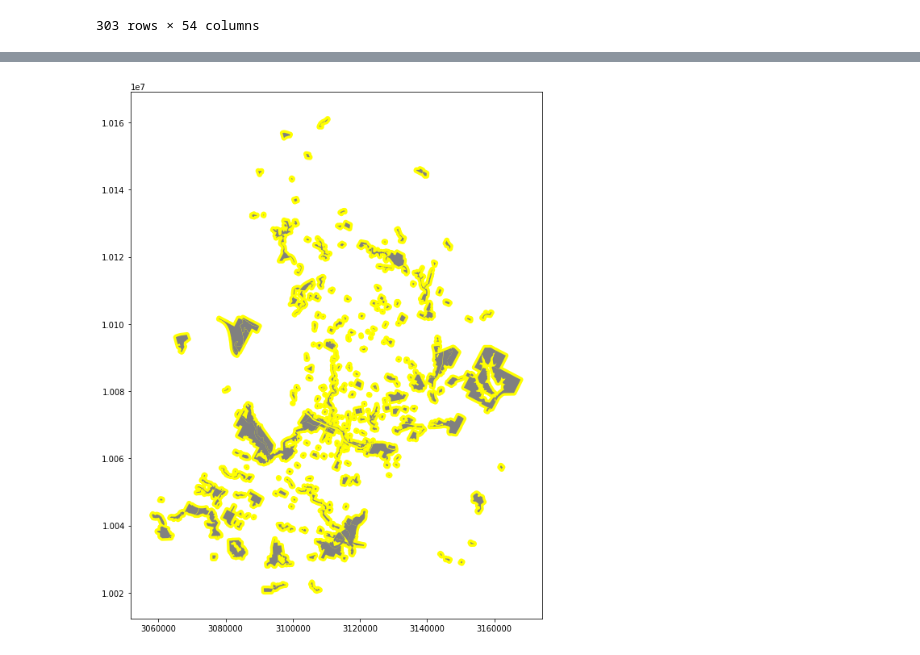
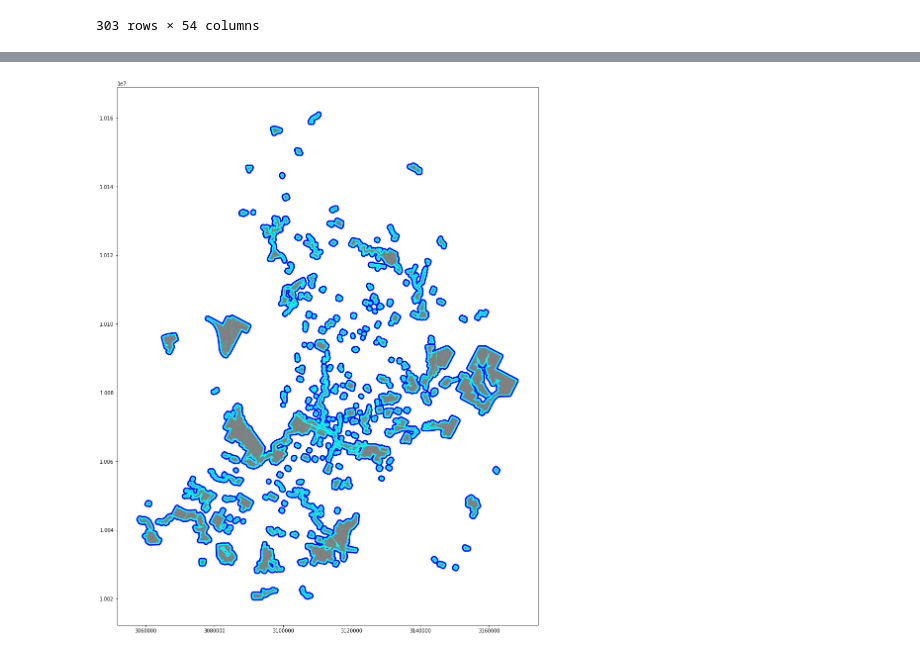
Before and after one commit to vsibarra/park-equity-atx, a Jupyter notebook: notebooks/ParkServiceArea.ipynb, the cells around one changed output, grey strips where cells are left out. Drawn from its saved outputs; the diff is of its cells as text; code cells hidden in the pictures.

Commit message:
change colors of buffer

```diff
--- a/notebooks/ParkServiceArea.ipynb
+++ b/notebooks/ParkServiceArea.ipynb
@@ -62,12 +60,12 @@ coaparks_half = coaparks.buffer(800)
 # %%
 #plot
-fig, ax = plt.subplots(figsize=(12,12))
+fig, ax = plt.subplots(figsize=(20,20))
 #vastra.plot(ax=ax)
-coaparks_quarter.plot(ax=ax, color='red')
-coaparks_half.plot(ax=ax, color='yellow')
+coaparks_half.plot(ax=ax, color='blue')
+coaparks_quarter.plot(ax=ax, color='cyan')
 coaparks.plot(ax=ax, color='grey');
 # %% [output]
-[figure, old version]
+[figure, new version]
 # %%
 #to shapefile
 coaparks.to_file(wd+"data/coaparks_buffer/parksbuff.shp")
```
Also changed, not shown: parts of 1 cell of this notebook, 1 other file.
